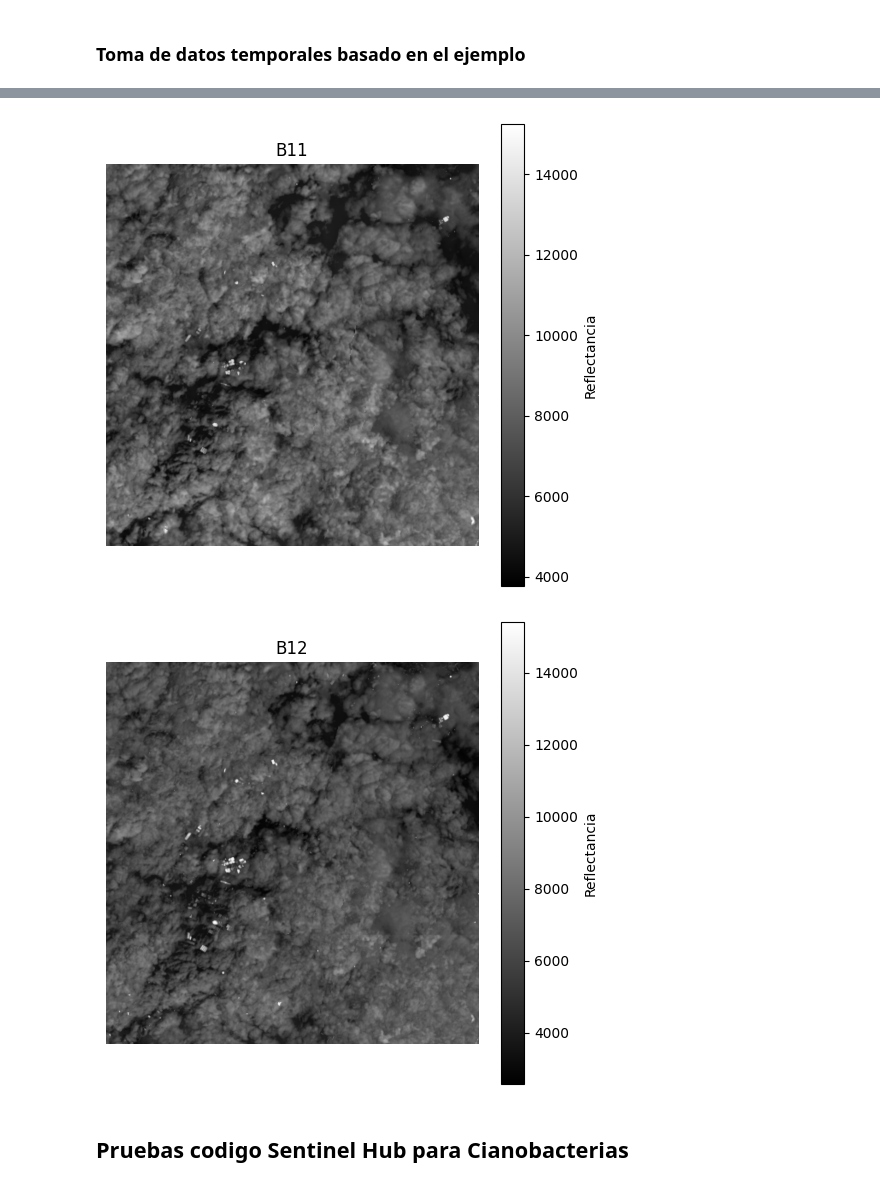
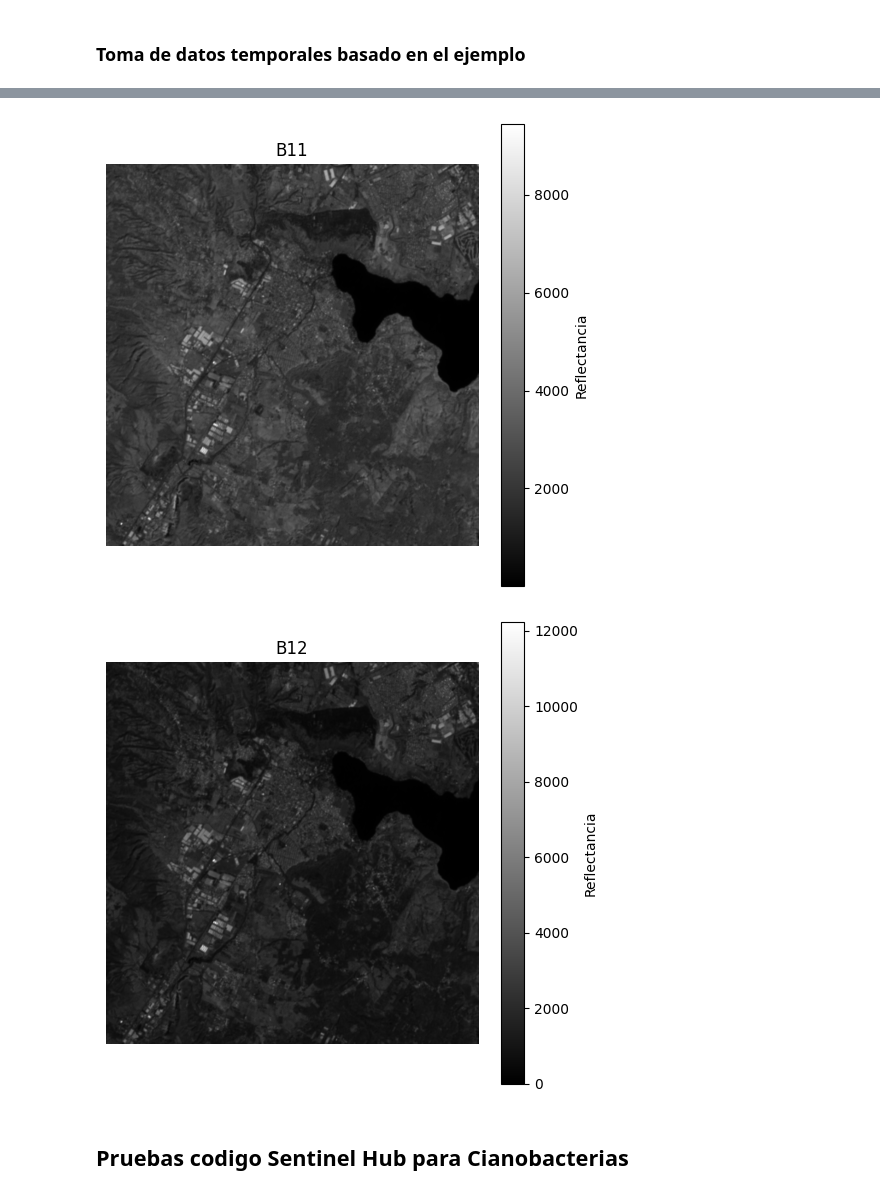
Before and after one commit to SebasJuarez/DS-Collection, a Jupyter notebook: Geoespacial.ipynb, the cells around one changed output, grey strips where cells are left out. Drawn from its saved outputs; the diff is of its cells as text; code cells hidden in the pictures.

```diff
--- a/Geoespacial.ipynb
+++ b/Geoespacial.ipynb
@@ -36,8 +39,8 @@ lago_amatitlan = {
     "north": 14.51
 }
 
-fecha_inicio = "2024-01-01"
-fecha_fin = "2024-06-30"
+fecha_inicio = "2025-02-07"
+fecha_fin = "2025-02-07"
 
 cube = connection.load_collection(
     "SENTINEL2_L2A",
@@ -78,5 +81,5 @@ finally:
-[figure, old version]
+[figure, new version]
-[figure, old version]
+[figure, new version]
 # %% [markdown]
 ## Pruebas codigo Sentinel Hub para Cianobacterias
 # %%
```
Also changed, not shown: parts of 16 cells of this notebook, 4 other files.
